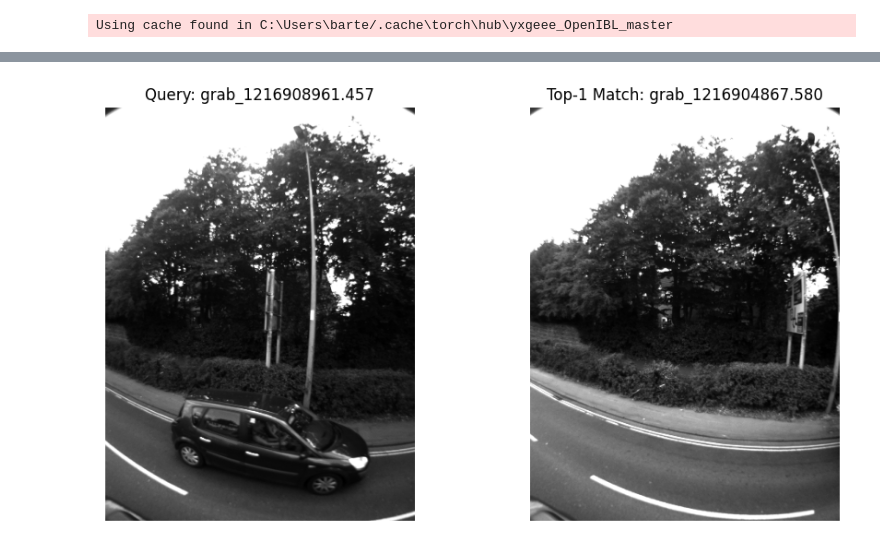
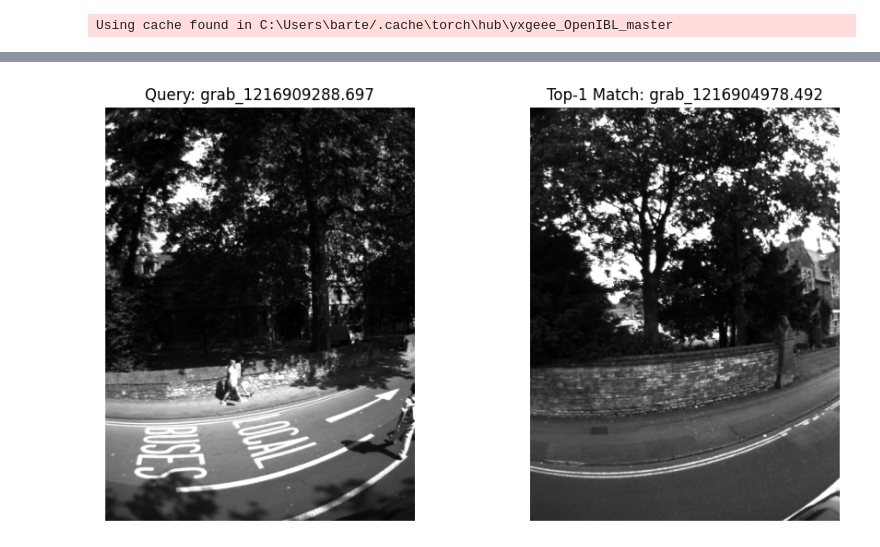
Before and after one commit to MatTheTab/scene-matching, a Jupyter notebook: openIBLpretrained.ipynb, the cells around one changed output, grey strips where cells are left out. Saved outputs shown, nothing was run; the diff lists cells and outputs as text; code cells hidden in the pictures.

```diff
--- a/openIBLpretrained.ipynb
+++ b/openIBLpretrained.ipynb
@@ -39,7 +40,7 @@ display_gt_pair(data_df, 0, 1)
 # %%
-closest = search_closest("grab_1216908961.457", 1, embeddings_df, base_df=data_df, show=True)
+closest = search_closest("grab_1216909288.697", 4, embeddings_df, base_df=data_df, show=True)
 # %% [output]
-[figure, old version]
+[figure, new version]
 # %%
 results = evaluate_accuracy_per_view(data_df, embeddings_df)
 # %%
```
Also changed, not shown: parts of 7 cells of this notebook, 1 other file.
